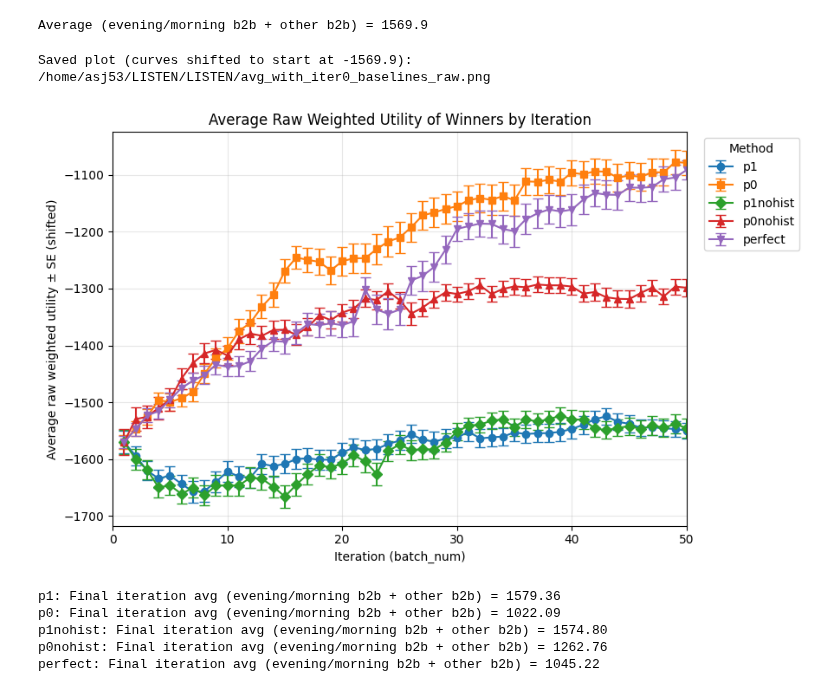
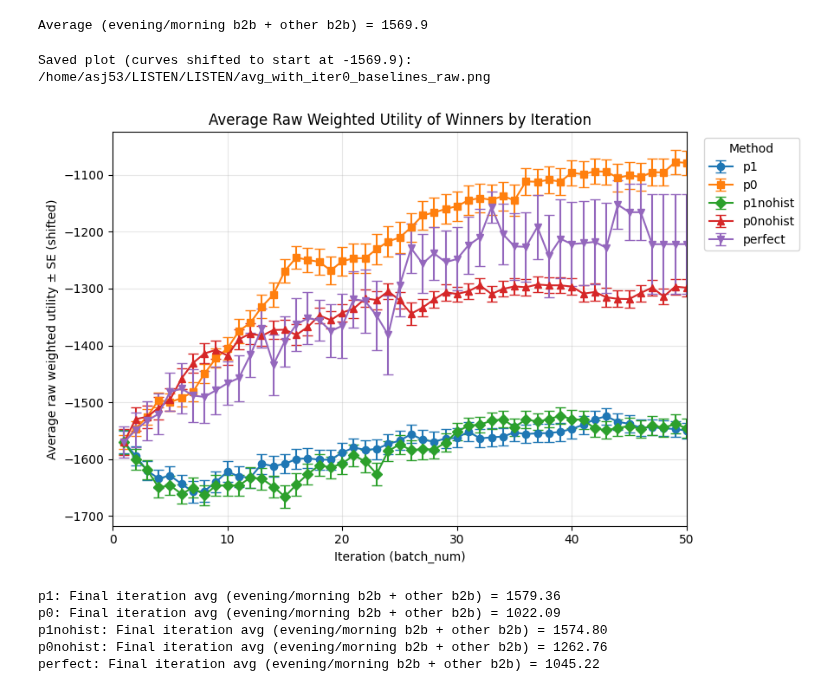
Before and after one commit to AdamJovine/LISTEN, a Jupyter notebook: plotting.ipynb, the cells around one changed output. Cells and saved outputs as stored; diff of their text form; code cells hidden in the pictures.

```diff
--- a/plotting.ipynb
+++ b/plotting.ipynb
@@ -316,35 +316,36 @@ cfgs = [
     )),
     ("p1nohist", lambda i: os.path.join(
         ROOT, f"logs/nightbig_batch_pref_historylogistic{i}prompt1historyFalse.csv"
     )),
     ("p0nohist", lambda i: os.path.join(
         ROOT, f"logs/nightbig_batch_pref_historylogistic{i}prompt0historyFalse.csv"
     )),
      ("perfect", lambda i: os.path.join(
-        ROOT, f"logs/cheapbig_batch_pref_history_util_logistic_run{i}_prompt0_historyFalse.csv"
+         # /home/asj53/LISTEN/LISTEN/logs/perfbig_batch_pref_history_util_logistic_run4_prompt0_historyTrue.csv
+        ROOT, f"logs/perfbig_batch_pref_history_util_logistic_run{i}*.csv"
     )),
 ]
 
 # Build curves
 curves = []
 for label, fn in cfgs:
     lbl, df = load_avg_curve(fn, label)  # load_avg_curve will merge with utility_table
     if df is not None:
         curves.append((lbl, df))
 
 # Now curves only contains gp_eubo and logistic
 
 out_path = os.path.join(ROOT, "avg_with_iter0_baselines_raw.png")
 plot_avg_winner_utility_with_iter0_baseline(
     curves,          # from load_avg_curve (built using utility_table with raw weighted sum)
     cfgs,            # [(label, file_pattern_func), ...]
     utility_table,   # ['schedule_idx','utility'] computed with your raw WEIGHTS
     out_path,
     xlim=(0, 50),
 )
 # %% [output]
 Saved plot (curves shifted to start at -1569.9): /home/asj53/LISTEN/LISTEN/avg_with_iter0_baselines_raw.png
-[figure, old version]
+[figure, new version]
 # %%
 import os
 import glob
```
Also changed, not shown: parts of 1 cell of this notebook, 14 other files.
